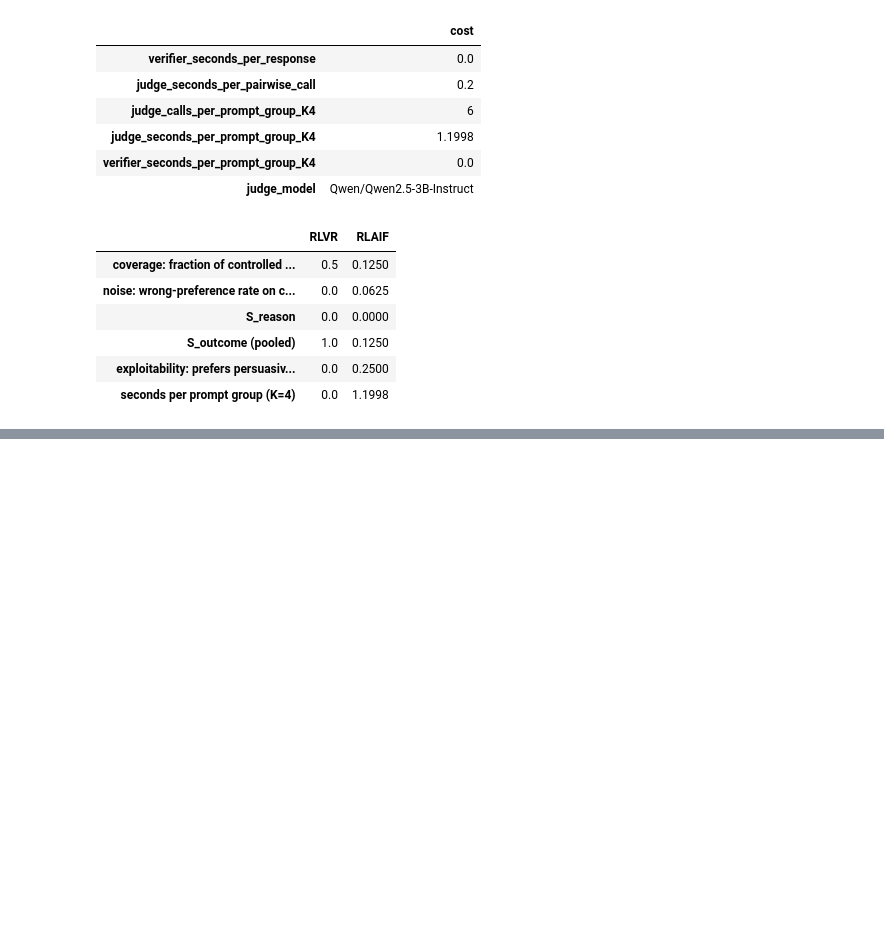
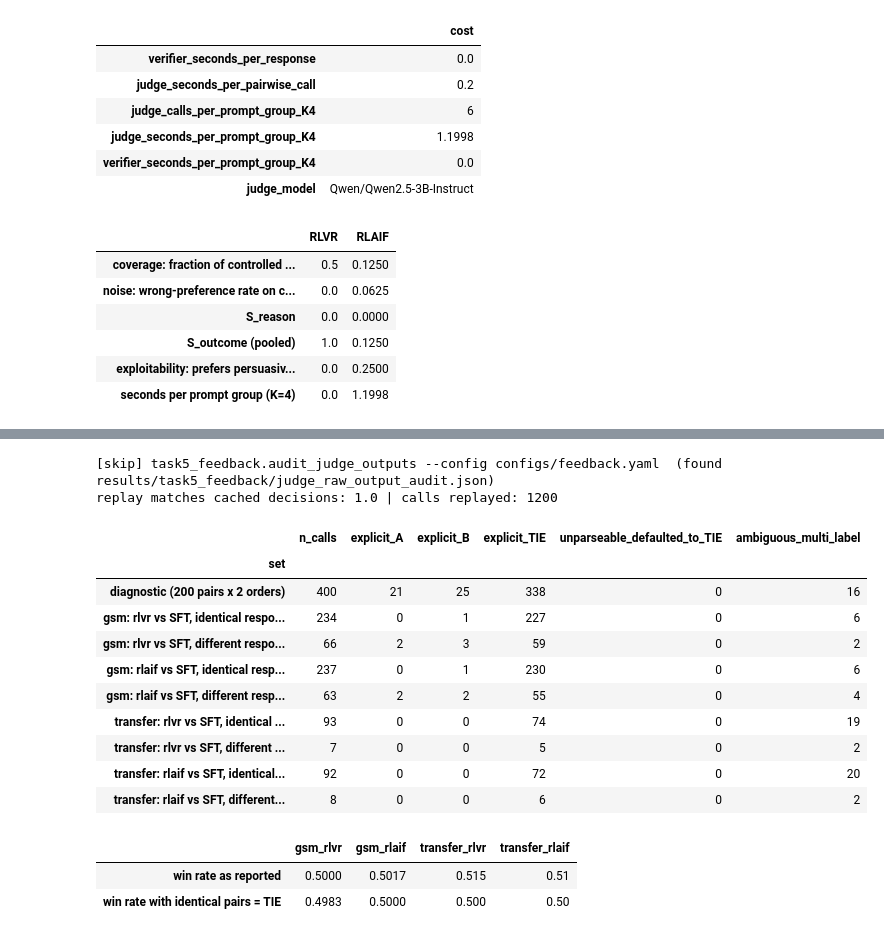
Before and after one commit to MahadAbid22/ATML-PA2, a Jupyter notebook: notebooks/Task5_RLVR_vs_RLAIF.ipynb, the cells around one changed output, grey strips where cells are left out. Drawn from its saved outputs; the diff is of its cells as text; code cells hidden in the pictures; blank space fills up the shorter version.

Commit message:
Task 5: raw-output audit of the pairwise judge (ambiguous multi-label outputs, identical-pair decisions)

```diff
--- a/notebooks/Task5_RLVR_vs_RLAIF.ipynb
+++ b/notebooks/Task5_RLVR_vs_RLAIF.ipynb
@@ -343,0 +352,31 @@ io.round(4).to_csv(R / "report_table_task5_domains.csv"); cp.round(4).to_csv(R /
+# %%
+run_module("task5_feedback.audit_judge_outputs", "--config", "configs/feedback.yaml", skip_if_exists="results/task5_feedback/judge_raw_output_audit.json")
+au = js(R / "judge_raw_output_audit.json")
+print("replay matches cached decisions:", au["replay_matches_cached_decision"], "| calls replayed:", au["n_judged_calls"])
+rows = [{"set": "diagnostic (200 pairs x 2 orders)", **{k: v for k, v in au["diagnostic"].items() if not isinstance(v, dict)}}]
+for ds in ["gsm", "transfer"]:
+    for pol in ["rlvr", "rlaif"]:
+        b = au[f"{ds}_{pol}_vs_sft"]
+        for kind in ["identical_response_pairs", "different_response_pairs"]:
+            rows.append({"set": f"{ds}: {pol} vs SFT, {kind.replace('_', ' ')}", **{k: v for k, v in b[kind].items() if not isinstance(v, dict)}})
+display(pd.DataFrame(rows).set_index("set"))
+display(pd.DataFrame({f"{ds}_{pol}": {"win rate as reported": au[f"{ds}_{pol}_vs_sft"]["win_rate_as_reported"],
+                                      "win rate with identical pairs = TIE": au[f"{ds}_{pol}_vs_sft"]["win_rate_identical_pairs_forced_tie"]}
+                      for ds in ["gsm", "transfer"] for pol in ["rlvr", "rlaif"]}).round(4))
+# %% [output]
+[skip] task5_feedback.audit_judge_outputs --config configs/feedback.yaml  (found results/task5_feedback/judge_raw_output_audit.json)
+replay matches cached decisions: 1.0 | calls replayed: 1200
+|  | n_calls | explicit_A | explicit_B | explicit_TIE | unparseable_defaulted_to_TIE | ambiguous_multi_label |
+| set |  |  |  |  |  |  |
+| diagnostic (200 pairs x 2 orders) | 400 | 21 | 25 | 338 | 0 | 16 |
+| gsm: rlvr vs SFT, identical respo... | 234 | 0 | 1 | 227 | 0 | 6 |
+| gsm: rlvr vs SFT, different respo... | 66 | 2 | 3 | 59 | 0 | 2 |
+| gsm: rlaif vs SFT, identical resp... | 237 | 0 | 1 | 230 | 0 | 6 |
+| gsm: rlaif vs SFT, different resp... | 63 | 2 | 2 | 55 | 0 | 4 |
+| transfer: rlvr vs SFT, identical ... | 93 | 0 | 0 | 74 | 0 | 19 |
+| transfer: rlvr vs SFT, different ... | 7 | 0 | 0 | 5 | 0 | 2 |
+| transfer: rlaif vs SFT, identical... | 92 | 0 | 0 | 72 | 0 | 20 |
+| transfer: rlaif vs SFT, different... | 8 | 0 | 0 | 6 | 0 | 2 |
+|  | gsm_rlvr | gsm_rlaif | transfer_rlvr | transfer_rlaif |
+| win rate as reported | 0.5000 | 0.5017 | 0.515 | 0.51 |
+| win rate with identical pairs = TIE | 0.4983 | 0.5000 | 0.500 | 0.50 |
```
Also changed, not shown: parts of 2 cells of this notebook, 7 other files.
